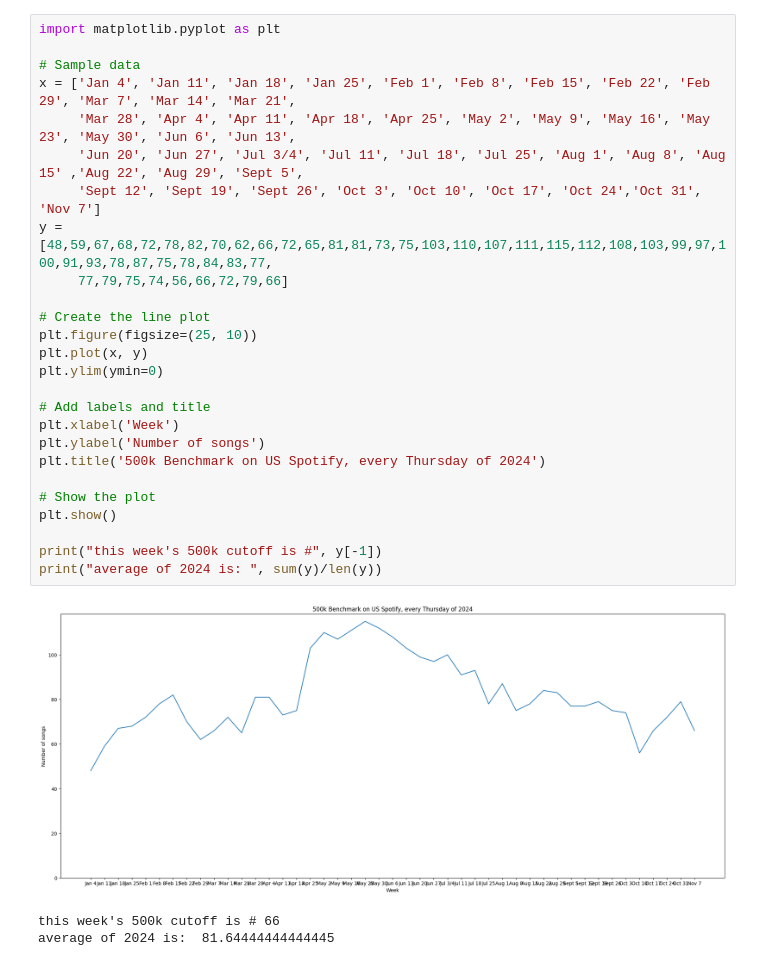
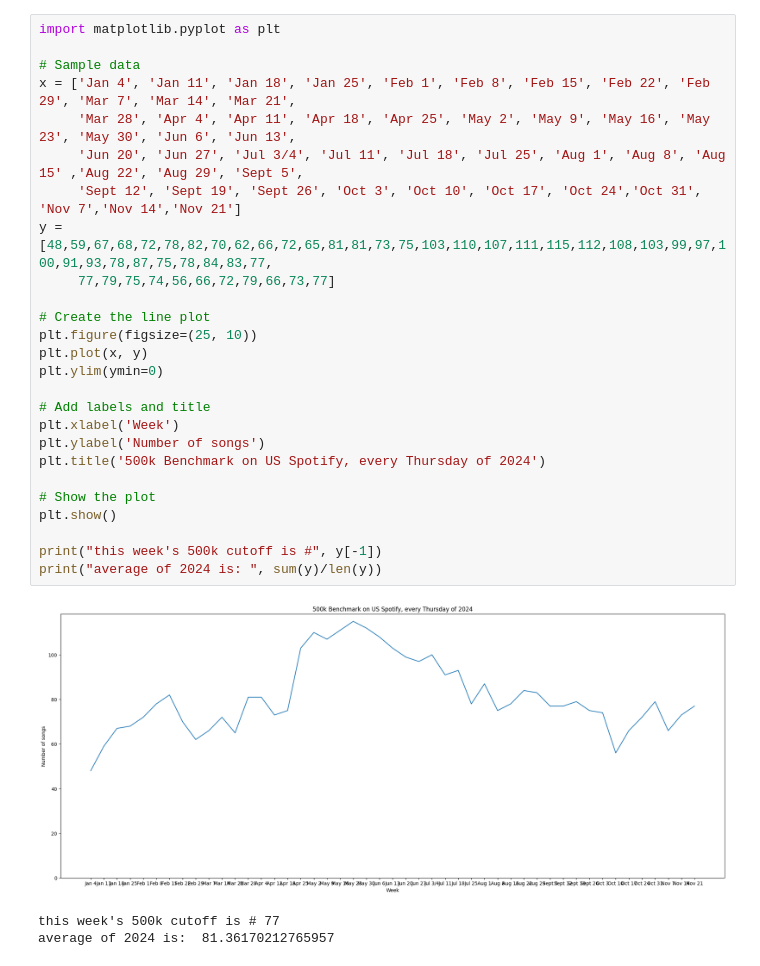
Before and after one commit to Johannes2755/ChartProjects, a Jupyter notebook: 500kCutoffAnalysis.ipynb, the cells around one changed output. Cells and saved outputs as stored; diff of their text form.

Commit message:
Modified 500k cutoff to include Nov. 21st

```diff
--- a/500kCutoffAnalysis.ipynb
+++ b/500kCutoffAnalysis.ipynb
@@ -1,30 +1,30 @@
 # %%
 import matplotlib.pyplot as plt
 
 # Sample data
 x = ['Jan 4', 'Jan 11', 'Jan 18', 'Jan 25', 'Feb 1', 'Feb 8', 'Feb 15', 'Feb 22', 'Feb 29', 'Mar 7', 'Mar 14', 'Mar 21',
      'Mar 28', 'Apr 4', 'Apr 11', 'Apr 18', 'Apr 25', 'May 2', 'May 9', 'May 16', 'May 23', 'May 30', 'Jun 6', 'Jun 13',
      'Jun 20', 'Jun 27', 'Jul 3/4', 'Jul 11', 'Jul 18', 'Jul 25', 'Aug 1', 'Aug 8', 'Aug 15' ,'Aug 22', 'Aug 29', 'Sept 5',
-     'Sept 12', 'Sept 19', 'Sept 26', 'Oct 3', 'Oct 10', 'Oct 17', 'Oct 24','Oct 31', 'Nov 7']
+     'Sept 12', 'Sept 19', 'Sept 26', 'Oct 3', 'Oct 10', 'Oct 17', 'Oct 24','Oct 31', 'Nov 7','Nov 14','Nov 21']
 y = [48,59,67,68,72,78,82,70,62,66,72,65,81,81,73,75,103,110,107,111,115,112,108,103,99,97,100,91,93,78,87,75,78,84,83,77,
-     77,79,75,74,56,66,72,79,66]
+     77,79,75,74,56,66,72,79,66,73,77]
 
 # Create the line plot
 plt.figure(figsize=(25, 10))
 plt.plot(x, y)
 plt.ylim(ymin=0)
 
 # Add labels and title
 plt.xlabel('Week')
 plt.ylabel('Number of songs')
 plt.title('500k Benchmark on US Spotify, every Thursday of 2024')
 
 # Show the plot
 plt.show()
 
 print("this week's 500k cutoff is #", y[-1])
 print("average of 2024 is: ", sum(y)/len(y))
 # %% [output]
-[figure, old version]
+[figure, new version]
-this week's 500k cutoff is # 66
-average of 2024 is:  81.64444444444445
+this week's 500k cutoff is # 77
+average of 2024 is:  81.36170212765957
```
